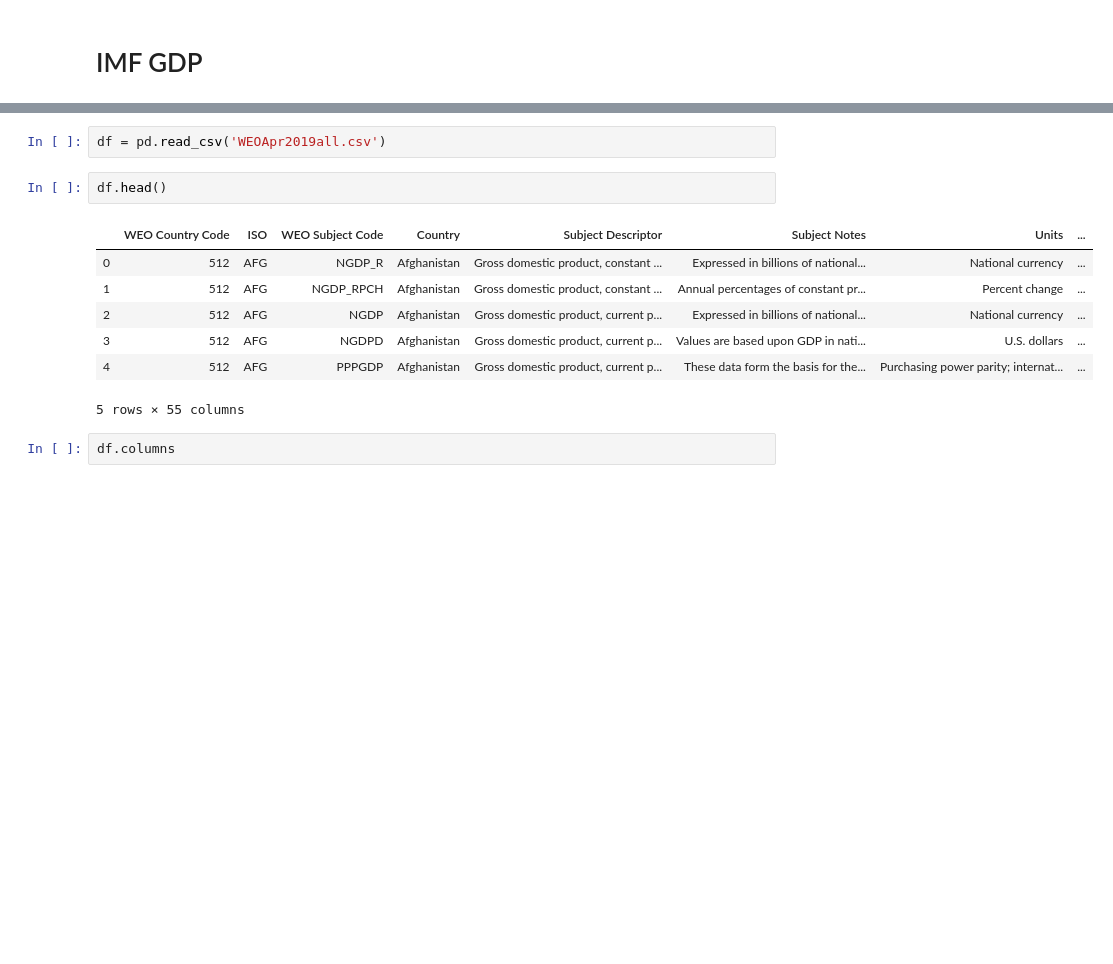
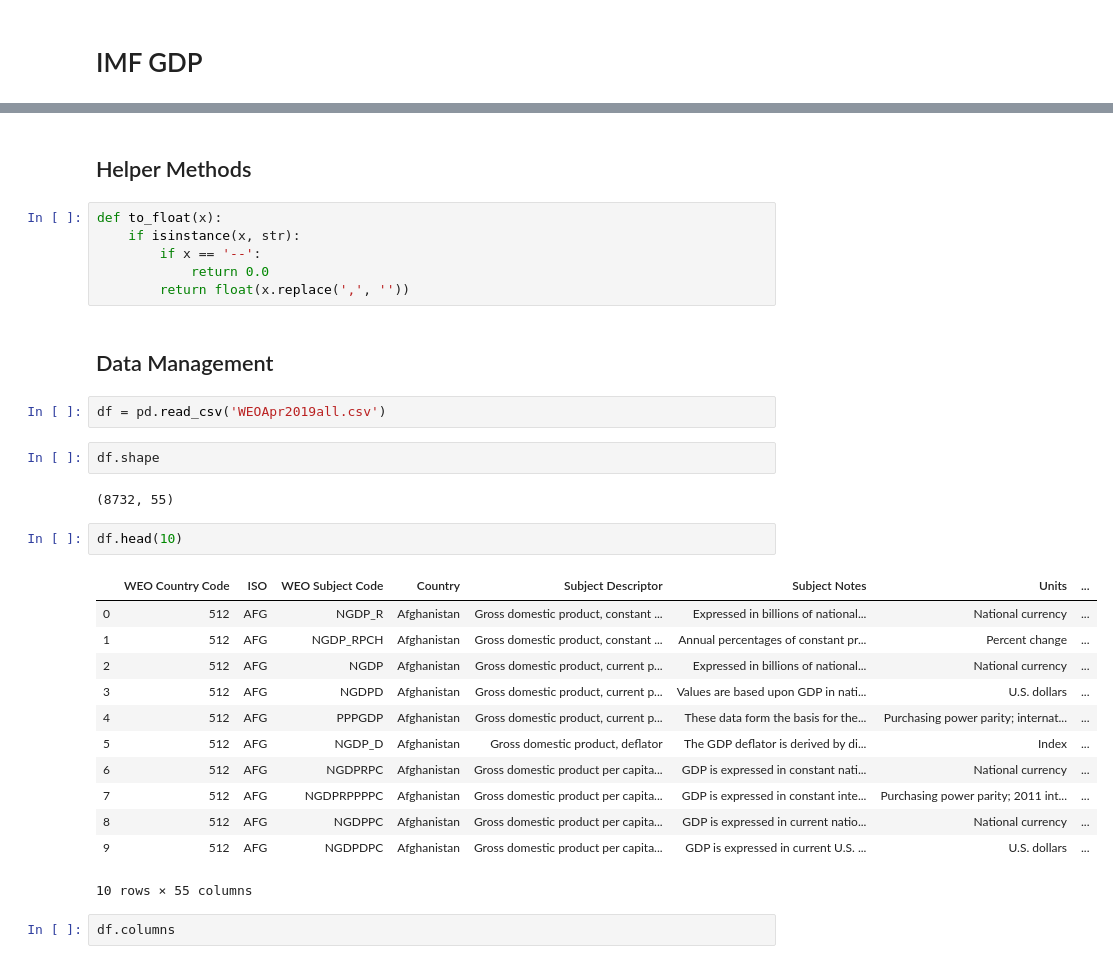
Before and after one commit to sraktale/pygn, a Jupyter notebook: scratch/sraktale/imf_gdp_analytics.ipynb, the cells around one changed output, grey strips where cells are left out. Saved outputs shown, nothing was run; the diff lists cells and outputs as text; blank space fills up the shorter version.

```diff
--- a/scratch/sraktale/imf_gdp_analytics.ipynb
+++ b/scratch/sraktale/imf_gdp_analytics.ipynb
@@ -5,15 +10,34 @@ import pandas as pd
+# %% [markdown]
+## Helper Methods
+# %%
+def to_float(x):
+    if isinstance(x, str):
+        if x == '--':
+            return 0.0
+        return float(x.replace(',', ''))
+# %% [markdown]
+## Data Management
 # %%
 df = pd.read_csv('WEOApr2019all.csv')
+# %%
+df.shape
+# %% [output]
+(8732, 55)
 # %%
-df.head()
+df.head(10)
 # %% [output]
 |  | WEO Country Code | ISO | WEO Subject Code | Country | Subject Descriptor | Subject Notes | Units | ... |
 | 0 | 512 | AFG | NGDP_R | Afghanistan | Gross domestic product, constant ... | Expressed in billions of national... | National currency | ... |
 | 1 | 512 | AFG | NGDP_RPCH | Afghanistan | Gross domestic product, constant ... | Annual percentages of constant pr... | Percent change | ... |
 | 2 | 512 | AFG | NGDP | Afghanistan | Gross domestic product, current p... | Expressed in billions of national... | National currency | ... |
 | 3 | 512 | AFG | NGDPD | Afghanistan | Gross domestic product, current p... | Values are based upon GDP in nati... | U.S. dollars | ... |
 | 4 | 512 | AFG | PPPGDP | Afghanistan | Gross domestic product, current p... | These data form the basis for the... | Purchasing power parity; internat... | ... |
+| 5 | 512 | AFG | NGDP_D | Afghanistan | Gross domestic product, deflator | The GDP deflator is derived by di... | Index | ... |
+| 6 | 512 | AFG | NGDPRPC | Afghanistan | Gross domestic product per capita... | GDP is expressed in constant nati... | National currency | ... |
+| 7 | 512 | AFG | NGDPRPPPPC | Afghanistan | Gross domestic product per capita... | GDP is expressed in constant inte... | Purchasing power parity; 2011 int... | ... |
+| 8 | 512 | AFG | NGDPPC | Afghanistan | Gross domestic product per capita... | GDP is expressed in current natio... | National currency | ... |
+| 9 | 512 | AFG | NGDPDPC | Afghanistan | Gross domestic product per capita... | GDP is expressed in current U.S. ... | U.S. dollars | ... |
-5 rows × 55 columns
+10 rows × 55 columns
 # %%
 df.columns
 # %% [output]
```
Also changed, not shown: parts of 16 cells of this notebook.
